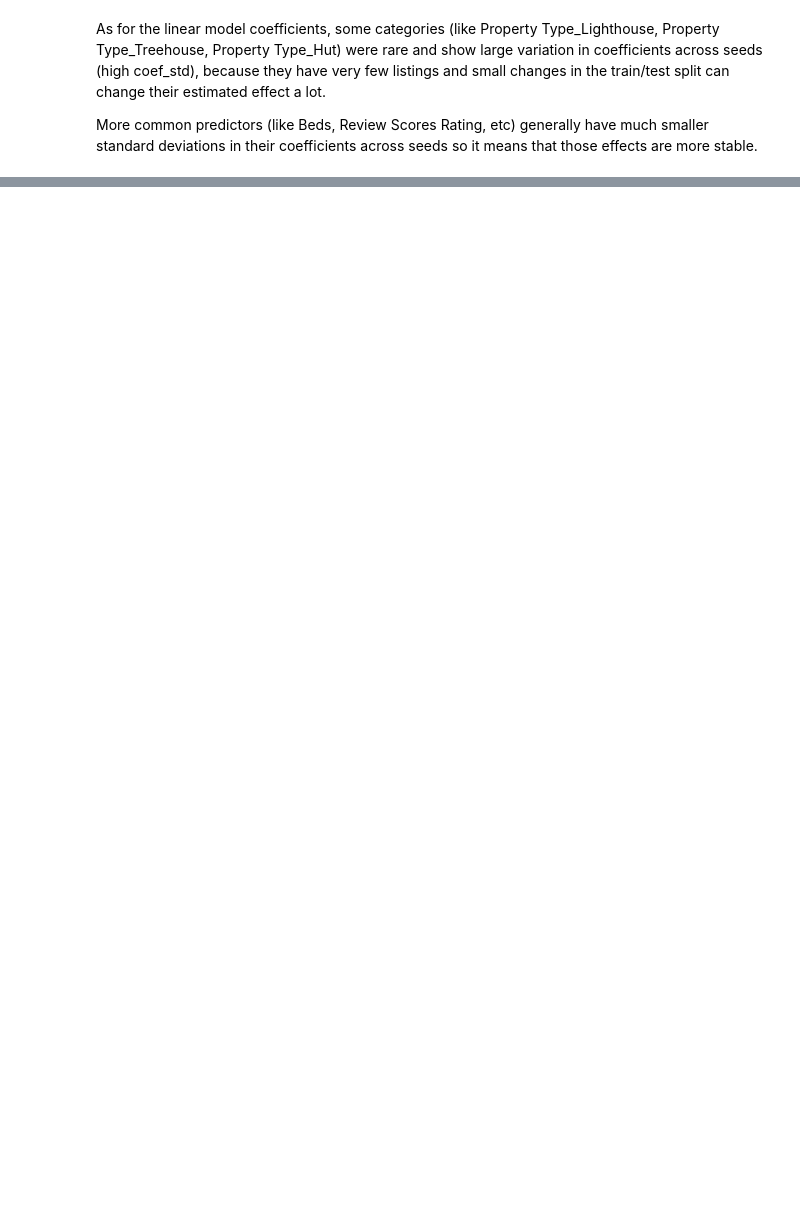
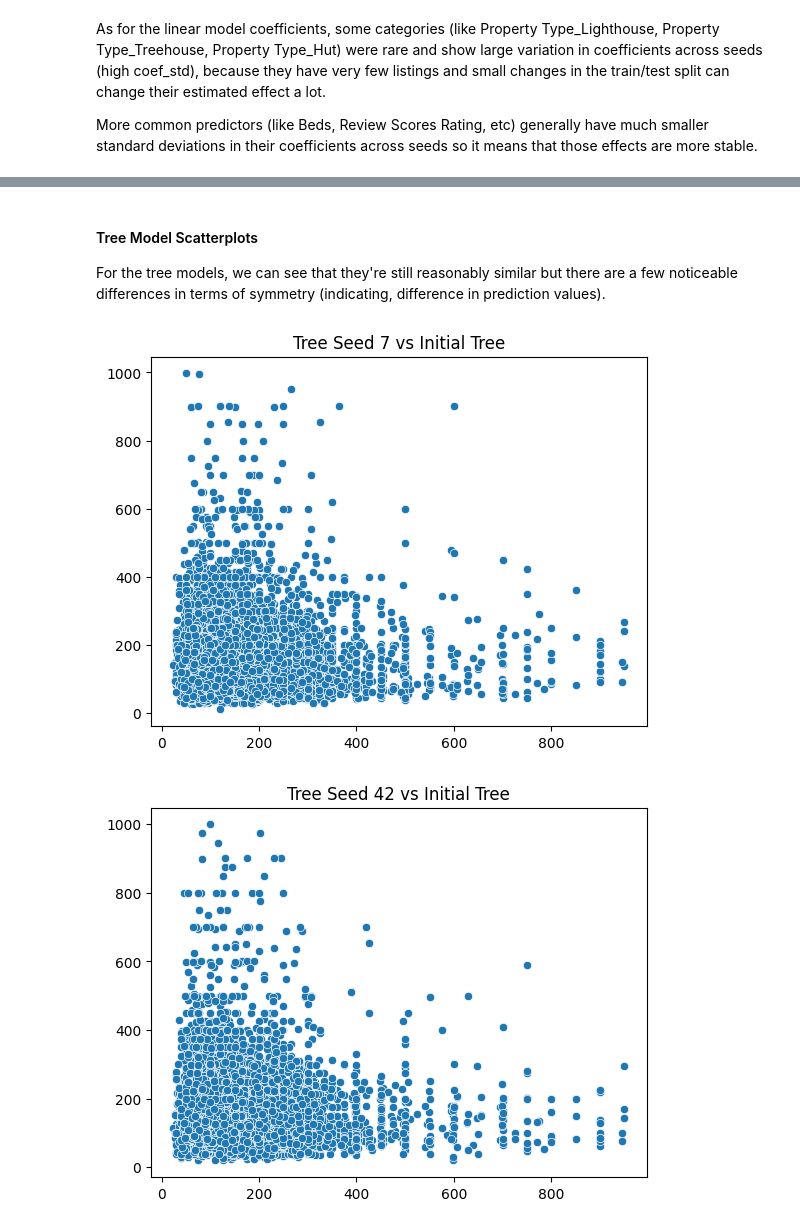
Before and after one commit to emilyzyzhou/lab_tree_stability, a Jupyter notebook: lab_notebook.ipynb, the cells around one changed output, grey strips where cells are left out. Cells and saved outputs as stored; diff of their text form; code cells hidden in the pictures; blank space fills up the shorter version.

Commit message:
Q4 initial - needs check

```diff
--- a/lab_notebook.ipynb
+++ b/lab_notebook.ipynb
@@ -197,0 +205,3 @@ More common predictors (like Beds, Review Scores Rating, etc) generally have muc
+# %%
+initial_tree = predictions.pop((0, "tree"))
+initial_linear = predictions.pop((0, "linear"))
@@ -197,0 +212,7 @@ More common predictors (like Beds, Review Scores Rating, etc) generally have muc
+# %%
+for key, preds in predictions.items():
+    seed, model_type = key
+    if model_type == "linear":
+        sns.scatterplot(x=initial_linear, y=preds)
+        plt.title(f"Linear Seed {seed} vs Initial Linear")
+        plt.show()
@@ -197,0 +224,14 @@ More common predictors (like Beds, Review Scores Rating, etc) generally have muc
+# %% [markdown]
+#### Tree Model Scatterplots
+
+For the tree models, we can see that they're still reasonably similar but there are a few noticeable differences in terms of symmetry (indicating, difference in prediction values).
+# %%
+for key, preds in predictions.items():
+    seed, model_type = key
+    if model_type == "tree":
+        sns.scatterplot(x=initial_tree, y=preds)
+        plt.title(f"Tree Seed {seed} vs Initial Tree")
+        plt.show()
+# %% [output]
+[figure, added]
+[figure, added]
```
Also changed, not shown: parts of 16 cells of this notebook, 1 other file.
